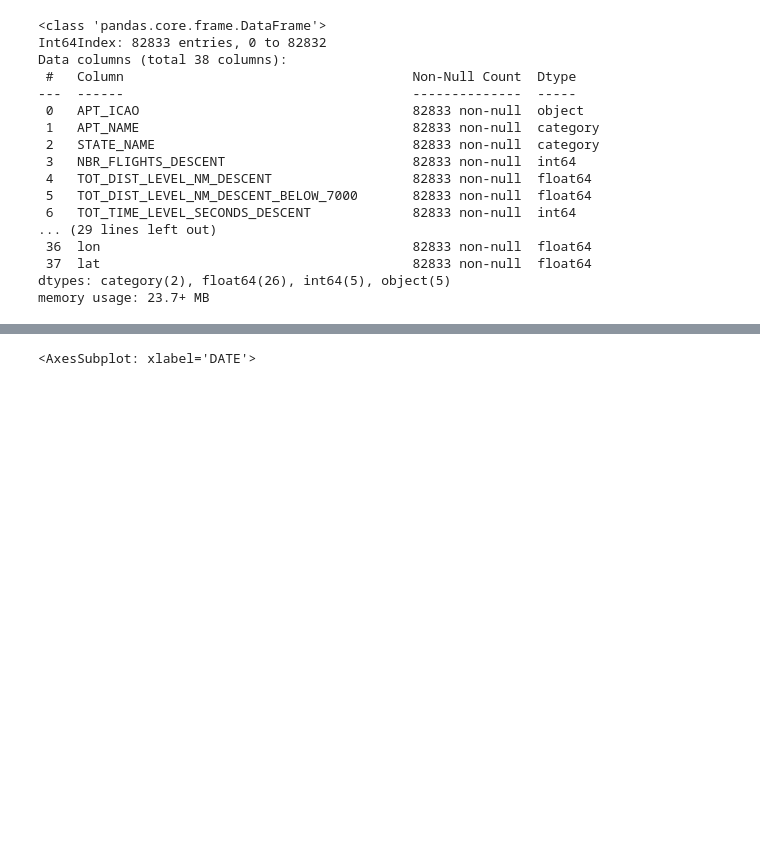
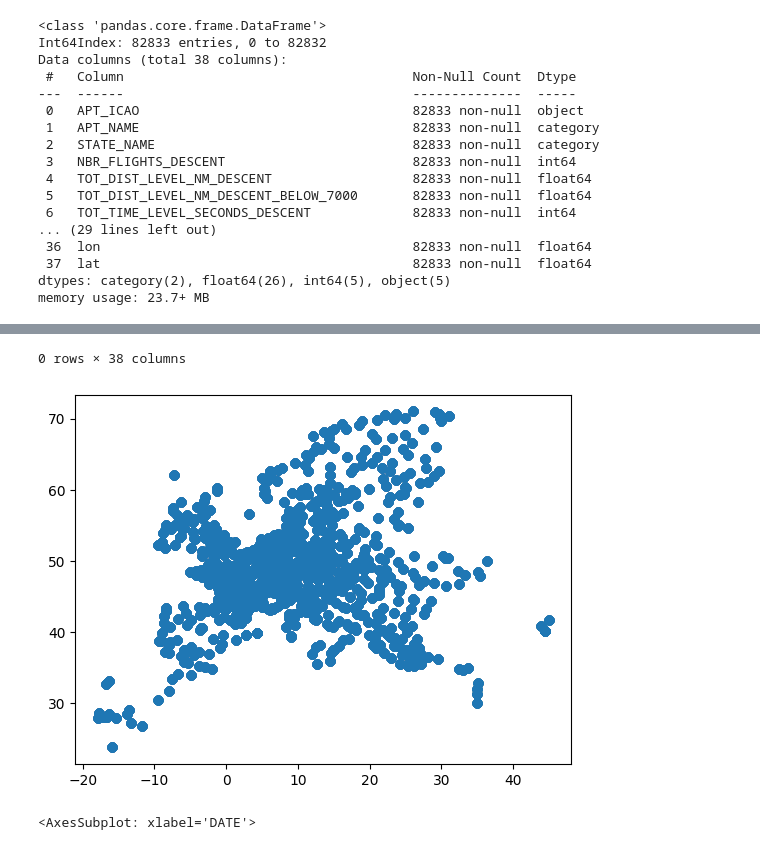
Before and after one commit to jaredeoliphant/european-airport-cco-cdo, a Jupyter notebook: flights.ipynb, the cells around one changed output, grey strips where cells are left out. Drawn from its saved outputs; the diff is of its cells as text; code cells hidden in the pictures; blank space fills up the shorter version.

```diff
--- a/flights.ipynb
+++ b/flights.ipynb
@@ -43,7 +43,7 @@ def tweak_airports(df):
 
     special_case = pd.DataFrame({'ident':'LESJ','name':'Palma De Mallorca or Palma/Son San Juan',
                                  'elevation_ft':27,'iso_country':'ES','municipality':'Palma De Mallorca',
-                                 'lon':39.551700,'lat':2.73881},index=[0])
+                                 'lon':2.73881,'lat':39.551700},index=[0])
     clean = (
         df
         .loc[:,['ident','name','elevation_ft','iso_country','municipality','coordinates']]
@@ -238,3 +238,7 @@ Data columns (total 38 columns):
  37  lat                                        82833 non-null  float64
 dtypes: category(2), float64(26), int64(5), object(5)
 memory usage: 23.7+ MB
+# %%
+plt.plot(mergeddf.lon,mergeddf.lat,'o')
+mergeddf[mergeddf.lat<10]
+# %% [output]
@@ -241,3 +246,5 @@ memory usage: 23.7+ MB
+0 rows × 38 columns
+[figure, added]
 # %%
 cdf.groupby(pd.Grouper(freq='1M')).NBR_FLIGHTS_DESCENT.sum().plot()
 # %% [output]
```
Also changed, not shown: parts of 1 cell of this notebook.
